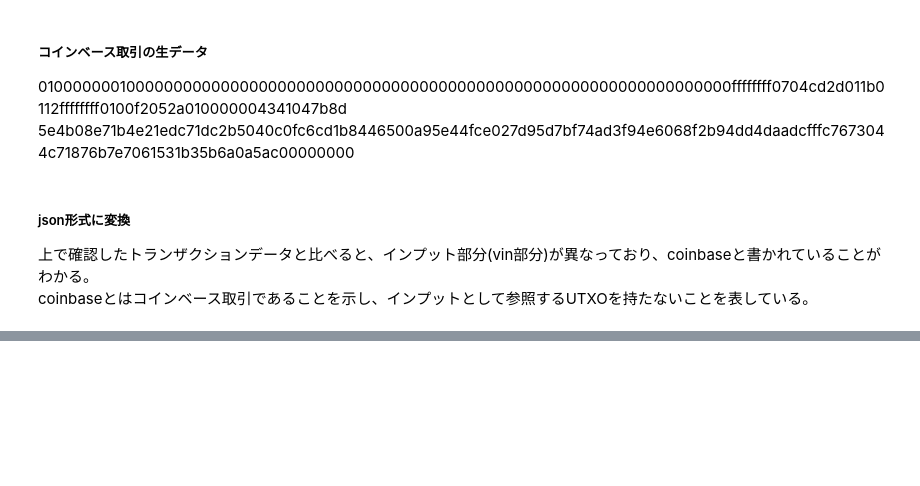
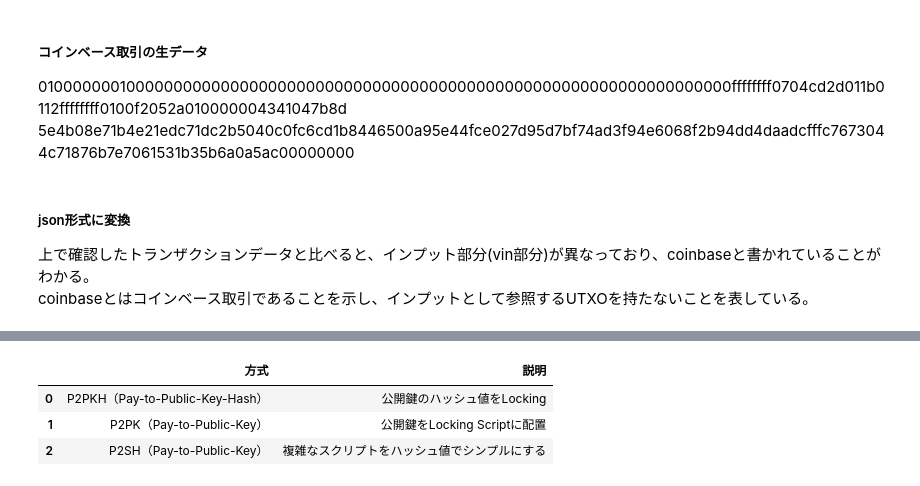
Before and after one commit to TaichiOhmi/lbbp, a Jupyter notebook: transaction.ipynb, the cells around one changed output, grey strips where cells are left out. Drawn from its saved outputs; the diff is of its cells as text; code cells hidden in the pictures; blank space fills up the shorter version.

```diff
--- a/transaction.ipynb
+++ b/transaction.ipynb
@@ -245,0 +300,13 @@ coinbaseとはコインベース取引であることを示し、インプット
+# %%
+list = [
+    ['P2PKH（Pay-to-Public-Key-Hash）', '公開鍵のハッシュ値をLocking'],
+    ['P2PK（Pay-to-Public-Key）', '公開鍵をLocking Scriptに配置'],
+    ['P2SH（Pay-to-Public-Key）', '複雑なスクリプトをハッシュ値でシンプルにする'],
+]
+df = pd.DataFrame(list, columns=['方式', '説明'])
+df
+# %% [output]
+|  | 方式 | 説明 |
+| 0 | P2PKH（Pay-to-Public-Key-Hash） | 公開鍵のハッシュ値をLocking |
+| 1 | P2PK（Pay-to-Public-Key） | 公開鍵をLocking Scriptに配置 |
+| 2 | P2SH（Pay-to-Public-Key） | 複雑なスクリプトをハッシュ値でシンプルにする |
```
Also changed, not shown: parts of 13 cells of this notebook.
